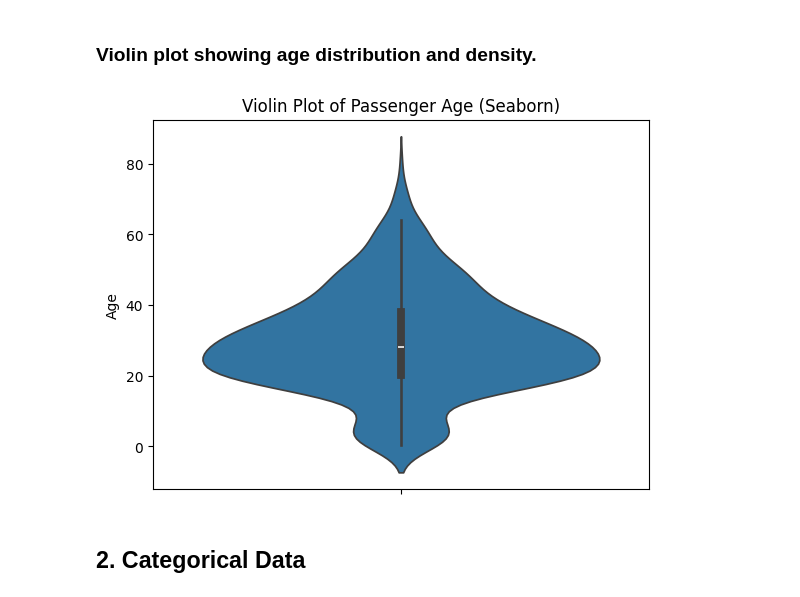
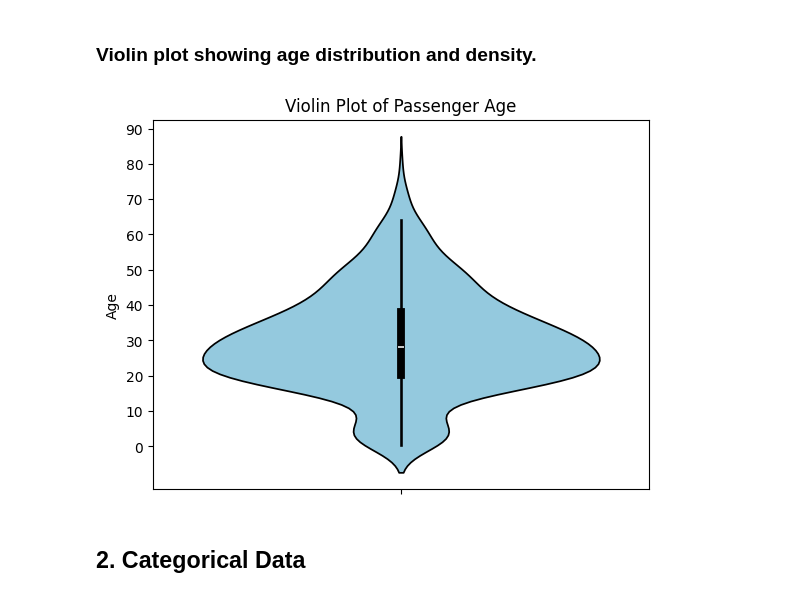
Before and after one commit to kente-7/python-graph-examples, a Jupyter notebook: titanic_data_visualization.ipynb, the cells around one changed output. Saved outputs shown, nothing was run; the diff lists cells and outputs as text; code cells hidden in the pictures.

```diff
--- a/titanic_data_visualization.ipynb
+++ b/titanic_data_visualization.ipynb
@@ -85,14 +124,16 @@ plt.show()
 # %% [markdown]
 ### Violin plot showing age distribution and density.
 # %%
-
+# make violin plot look nicer
 
 plt.figure()
-sns.violinplot(y=age)
-plt.title('Violin Plot of Passenger Age (Seaborn)')
+sns.violinplot(y=age, color='skyblue', linecolor='black', )
+plt.title('Violin Plot of Passenger Age')
+# show more values on y-axis
+plt.yticks(np.arange(0, 91, 10))
 plt.show()
 # %% [output]
-[figure, old version]
+[figure, new version]
 # %% [markdown]
 ## 2. Categorical Data
 # %%
```
Also changed, not shown: parts of 16 cells of this notebook.
